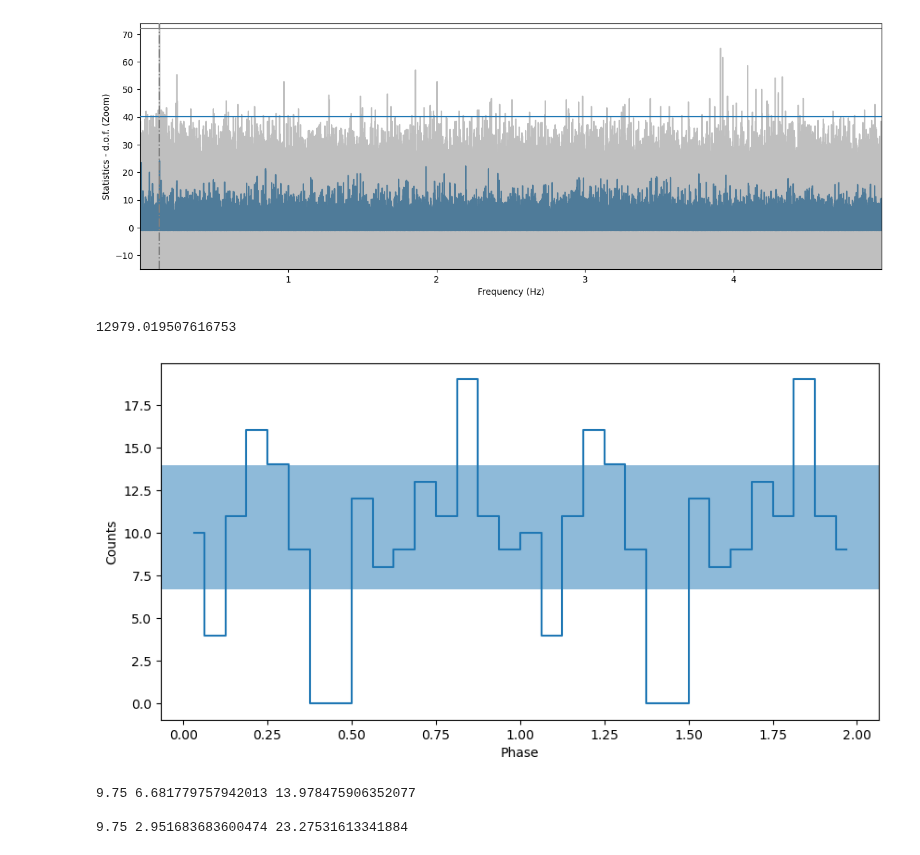
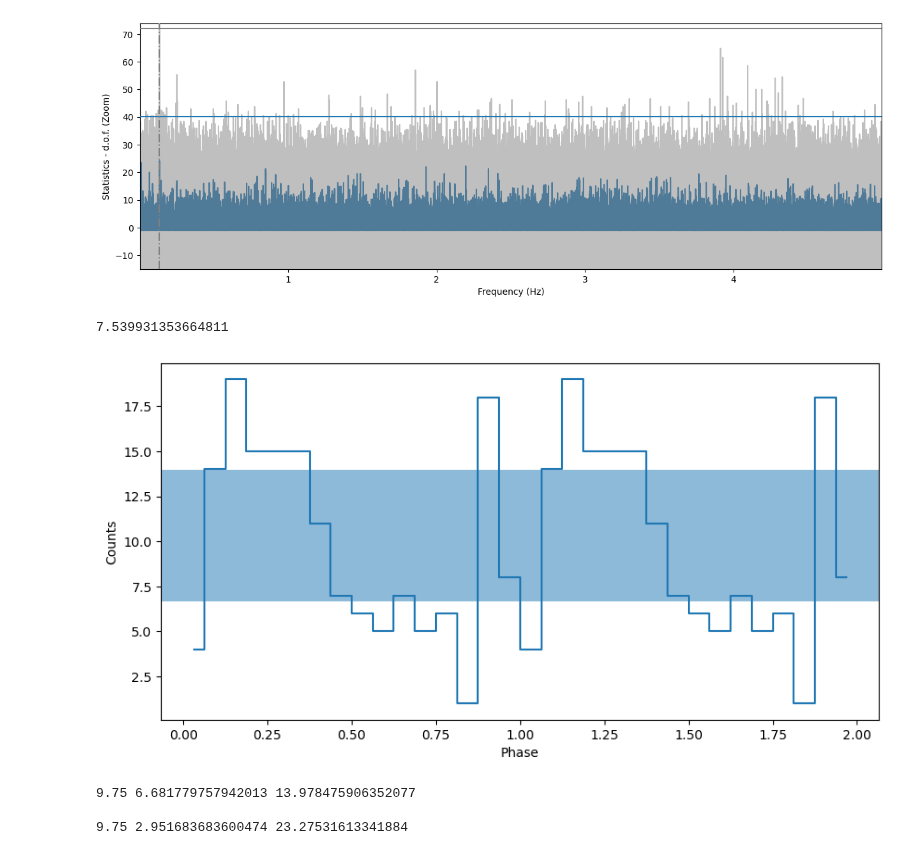
Before and after one commit to ceeliiaa/STONKS-alert, a Jupyter notebook: ObsID0945040133_SRCNUM47/EPN/ObsID0945040133_SRCNUM47_EPN_Periodicity.ipynb, the cells around one changed output. Cells and saved outputs as stored; diff of their text form; code cells hidden in the pictures.

```diff
--- a/ObsID0945040133_SRCNUM47/EPN/ObsID0945040133_SRCNUM47_EPN_Periodicity.ipynb
+++ b/ObsID0945040133_SRCNUM47/EPN/ObsID0945040133_SRCNUM47_EPN_Periodicity.ipynb
@@ -305,31 +306,31 @@ _ = plt.xlim([frequencies[0], frequencies[-1]])
 # %% [output]
 [figure]
 [figure]
-# %%
-f0 = 7.704742252780719e-05
-P = 1 / f0
-print(P)
-ph, profile, profile_err = fold_events(clean_events.time, f0)
-_ = plot_profile(ph,profile)
-
-profile_err
-
-ph_out = np.concatenate((ph,ph+1))
-profile_out = np.concatenate((profile,profile))
-prof_err_out = np.concatenate((profile_err,profile_err))
-
-np.savetxt('ObsID0945040133_SRCNUM47_EPN_pulse_profile.csv',(ph_out, profile_out,prof_err_out),delimiter=',')
-# %% [output]
-12979.019507616753
-[figure, removed]
-# %%
-err_low, err_high = poisson_conf_interval(np.mean(profile), interval="frequentist-confidence", sigma=1)
-print(np.mean(profile),err_low, err_high)
-
-print()
-err_low, err_high = poisson_conf_interval(np.mean(profile), interval="frequentist-confidence", sigma=3)
-print(np.mean(profile),err_low, err_high)
-# %% [output]
-9.75 6.681779757942013 13.978475906352077
-
-9.75 2.951683683600474 23.27531613341884
+# %%
+f0 = 0.13262720217126994 # Epoch folding
+P = 1 / f0
+print(P)
+ph, profile, profile_err = fold_events(clean_events.time, f0)
+_ = plot_profile(ph,profile)
+
+profile_err
+
+ph_out = np.concatenate((ph,ph+1))
+profile_out = np.concatenate((profile,profile))
+prof_err_out = np.concatenate((profile_err,profile_err))
+
+np.savetxt('ObsID0945040133_SRCNUM4_EPN_pulse_profile_ef.csv',(ph_out, profile_out,prof_err_out),delimiter=',')
+# %% [output]
+7.539931353664811
+[figure, added]
+# %%
+err_low, err_high = poisson_conf_interval(np.mean(profile), interval="frequentist-confidence", sigma=1)
+print(np.mean(profile),err_low, err_high)
+
+print()
+err_low, err_high = poisson_conf_interval(np.mean(profile), interval="frequentist-confidence", sigma=3)
+print(np.mean(profile),err_low, err_high)
+# %% [output]
+9.75 6.681779757942013 13.978475906352077
+
+9.75 2.951683683600474 23.27531613341884
```
Also changed, not shown: parts of 7 cells of this notebook, 1 other file.
